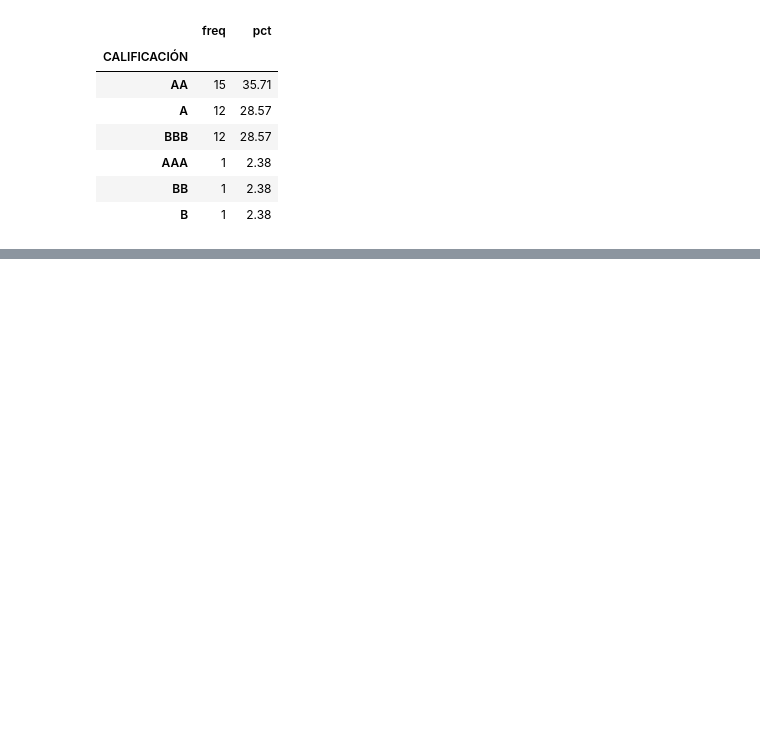
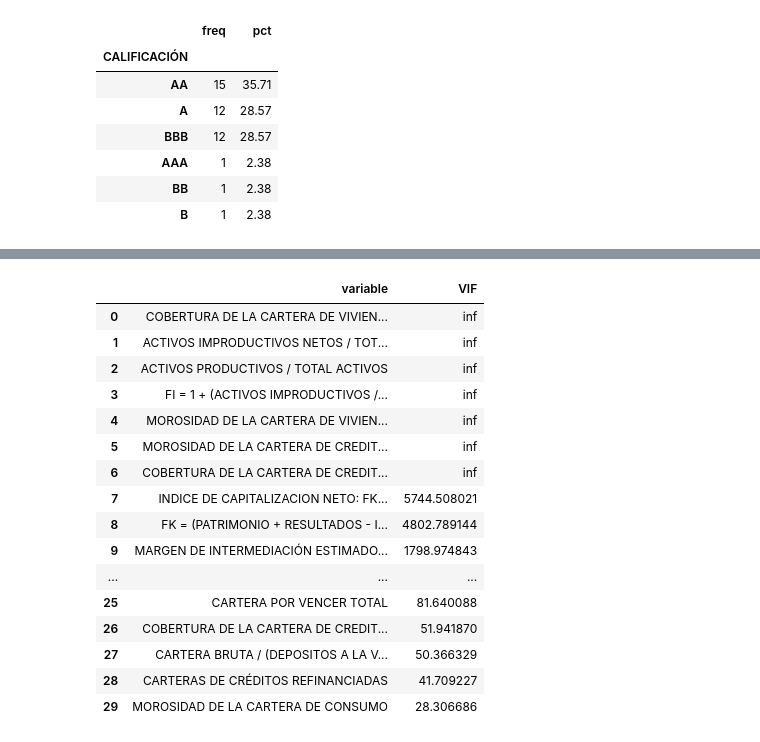
Before and after one commit to tonyfajardo1/ml-cooperativas-segmento1, a Jupyter notebook: notebooks/01_eda_y_clustering.ipynb, the cells around one changed output, grey strips where cells are left out. Saved outputs shown, nothing was run; the diff lists cells and outputs as text; code cells hidden in the pictures; blank space fills up the shorter version.

```diff
--- a/notebooks/01_eda_y_clustering.ipynb
+++ b/notebooks/01_eda_y_clustering.ipynb
@@ -367,0 +257,69 @@ plt.show()
+# %%
+# === Multicolinealidad (nueva celda, autocontenida) ===
+import numpy as np
+from sklearn.linear_model import LinearRegression
+
+# Umbral de correlación absoluta para reportar pares
+threshold = 0.85
+
+# 1) Detectar columnas numéricas robustamente
+numeric_cols_local = []
+for c in df.columns:
+    try:
+        # contar valores convertibles a número
+        cnt = pd.to_numeric(df[c], errors='coerce').notna().sum()
+        if cnt > 0:
+            numeric_cols_local.append(c)
+    except Exception:
+        pass
+
+print('Columnas numéricas detectadas:', len(numeric_cols_local))
+if len(numeric_cols_local) == 0:
+    raise ValueError('No se detectaron columnas numéricas en el DataFrame')
+
+# 2) Construir dataframe numérico y rellenar NA con mediana (para cálculos)
+df_num_local = df[numeric_cols_local].apply(lambda x: pd.to_numeric(x, errors='coerce'))
+df_num_filled_local = df_num_local.fillna(df_num_local.median())
+
+# 3) Pares de alta correlación (absolute)
+corr_abs_local = df_num_filled_local.corr().abs()
+mask_local = np.triu(np.ones(corr_abs_local.shape), k=1).astype(bool)
+pairs_local = corr_abs_local.where(mask_local).stack().sort_values(ascending=False)
+high_pairs_local = pairs_local[pairs_local > threshold]
+print(f'Pares con |corr| > {threshold} (top 30):')
+display(high_pairs_local.head(30))
+
+# 4) Calcular VIF (usando regresión lineal de sklearn)
+print('Calculando VIF para cada variable (puede tardar según número de variables)...')
+X_local = df_num_filled_local.copy()
+# excluir columnas constantes
+const_cols_local = X_local.columns[X_local.std() == 0].tolist()
+if len(const_cols_local) > 0:
+    print('Columnas constantes excluidas para VIF:', const_cols_local)
+    X_local = X_local.loc[:, X_local.std() != 0]
+vif_results = []
+for col in X_local.columns:
+    y = X_local[col].values.reshape(-1, 1)
+    X_others = X_local.drop(columns=[col]).values
+    if X_others.shape[1] == 0:
+        r2 = 0.0
+    else:
+        model = LinearRegression()
+        model.fit(X_others, y)
+        r2 = model.score(X_others, y)
+    vif = 1.0 / (1.0 - r2) if (1.0 - r2) > 1e-12 else float('inf')
+    vif_results.append((col, float(vif)))
+vif_df_local = pd.DataFrame(vif_results, columns=['variable','VIF']).sort_values('VIF', ascending=False).reset_index(drop=True)
+print('Top variables por VIF:')
+display(vif_df_local.head(30))
+
+# 5) Sugerencia automática: VIF > 10
+vif_suggested_drop_local = vif_df_local[vif_df_local['VIF'] > 10]['variable'].tolist()
+print('Sugerencia - columnas con VIF>10 (candidatas a eliminar/combinar):')
+print(vif_suggested_drop_local)
+
+# Dejar variables útiles en el namespace del notebook para pasos siguientes
+numeric_cols_for_models = numeric_cols_local
+vif_suggested_drop = vif_suggested_drop_local
+print('Variables para modelos (numeric_cols_for_models) y vif_suggested_drop creadas.')
+# %% [output]
@@ -367,0 +345,17 @@ plt.show()
+|  | variable | VIF |
+| 0 | COBERTURA DE LA CARTERA DE VIVIEN... | inf |
+| 1 | ACTIVOS IMPRODUCTIVOS NETOS / TOT... | inf |
+| 2 | ACTIVOS PRODUCTIVOS / TOTAL ACTIVOS | inf |
+| 3 | FI = 1 + (ACTIVOS IMPRODUCTIVOS /... | inf |
+| 4 | MOROSIDAD DE LA CARTERA DE VIVIEN... | inf |
+| 5 | MOROSIDAD DE LA CARTERA DE CREDIT... | inf |
+| 6 | COBERTURA DE LA CARTERA DE CREDIT... | inf |
+| 7 | INDICE DE CAPITALIZACION NETO: FK... | 5744.508021 |
+| 8 | FK = (PATRIMONIO + RESULTADOS - I... | 4802.789144 |
+| 9 | MARGEN DE INTERMEDIACIÓN ESTIMADO... | 1798.974843 |
+| ... | ... | ... |
+| 25 | CARTERA POR VENCER TOTAL | 81.640088 |
+| 26 | COBERTURA DE LA CARTERA DE CREDIT... | 51.941870 |
+| 27 | CARTERA BRUTA / (DEPOSITOS A LA V... | 50.366329 |
+| 28 | CARTERAS DE CRÉDITOS REFINANCIADAS | 41.709227 |
+| 29 | MOROSIDAD DE LA CARTERA DE CONSUMO | 28.306686 |
```
Also changed, not shown: parts of 15 cells of this notebook, 20 other files.
